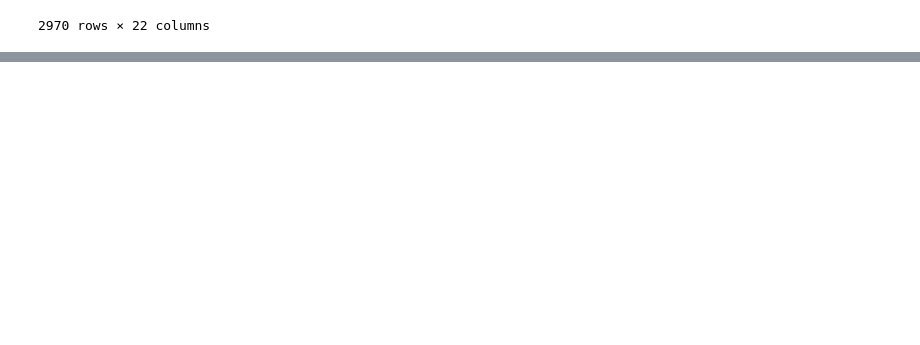
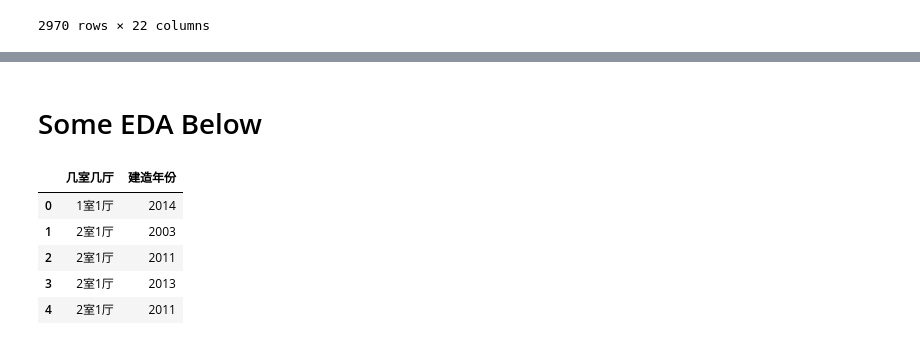
Before and after one commit to ffflora/city-in-data-science-qingdao, a Jupyter notebook: data-cleaning.ipynb, the cells around one changed output, grey strips where cells are left out. Saved outputs shown, nothing was run; the diff lists cells and outputs as text; code cells hidden in the pictures; blank space fills up the shorter version.

```diff
--- a/data-cleaning.ipynb
+++ b/data-cleaning.ipynb
@@ -449,0 +441,12 @@ follow['几天以前发布'] = follow['几天以前发布'].replace('',0).astype
+# %% [markdown]
+# Some EDA Below
+# %%
+test = pd.DataFrame([new_data['几室几厅'],new_data['建造年份']]).T
+test.head()
+# %% [output]
+|  | 几室几厅 | 建造年份 |
+| 0 | 1室1厅 | 2014 |
+| 1 | 2室1厅 | 2003 |
+| 2 | 2室1厅 | 2011 |
+| 3 | 2室1厅 | 2013 |
+| 4 | 2室1厅 | 2011 |
```
Also changed, not shown: parts of 9 cells of this notebook.
